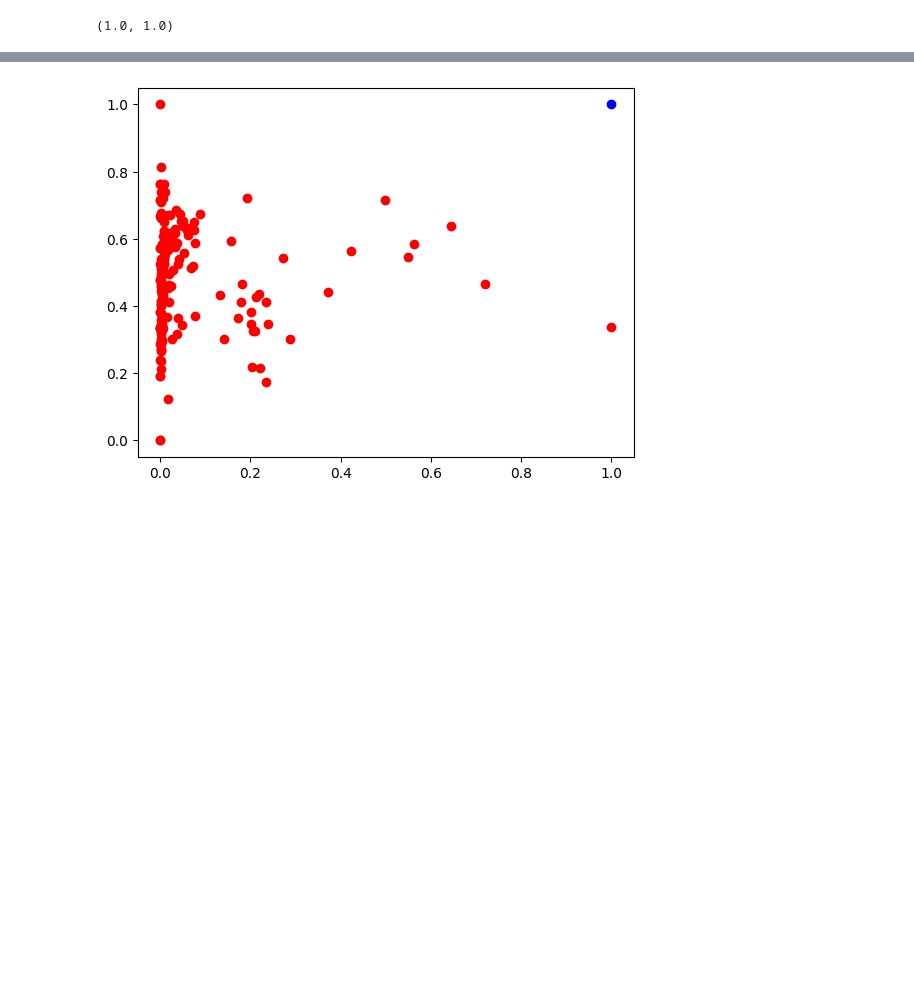
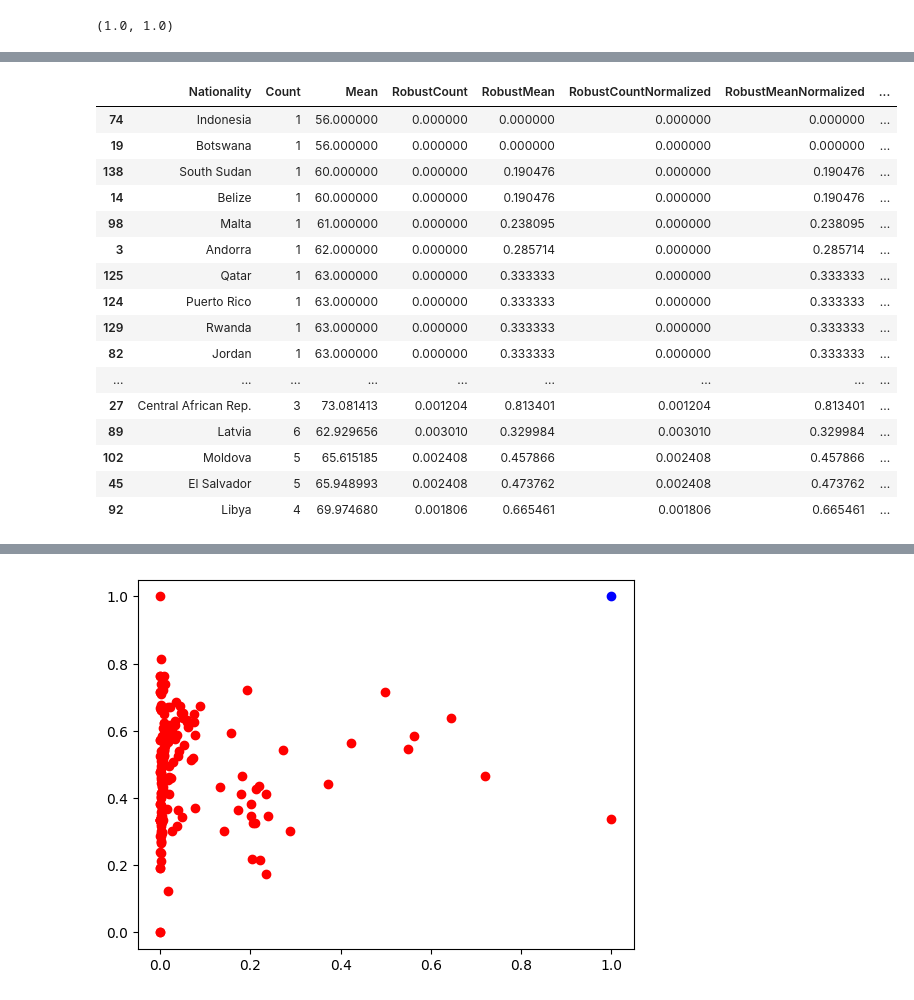
Before and after one commit to GAPPLabs/DataScienceProject, a Jupyter notebook: Proyecto.ipynb, the cells around one changed output, grey strips where cells are left out. Cells and saved outputs as stored; diff of their text form; code cells hidden in the pictures; blank space fills up the shorter version.

```diff
--- a/Proyecto.ipynb
+++ b/Proyecto.ipynb
@@ -67 +94,21 @@ normalizedDataset = normalizedDataset.assign(Distance=[math.sqrt((target[0]-row[
+# %%
+normalizedDataset.sort_values('GeometricMean',ascending=True).head(n=60)
+# %% [output]
+|  | Nationality | Count | Mean | RobustCount | RobustMean | RobustCountNormalized | RobustMeanNormalized | ... |
+| 74 | Indonesia | 1 | 56.000000 | 0.000000 | 0.000000 | 0.000000 | 0.000000 | ... |
+| 19 | Botswana | 1 | 56.000000 | 0.000000 | 0.000000 | 0.000000 | 0.000000 | ... |
+| 138 | South Sudan | 1 | 60.000000 | 0.000000 | 0.190476 | 0.000000 | 0.190476 | ... |
+| 14 | Belize | 1 | 60.000000 | 0.000000 | 0.190476 | 0.000000 | 0.190476 | ... |
+| 98 | Malta | 1 | 61.000000 | 0.000000 | 0.238095 | 0.000000 | 0.238095 | ... |
+| 3 | Andorra | 1 | 62.000000 | 0.000000 | 0.285714 | 0.000000 | 0.285714 | ... |
+| 125 | Qatar | 1 | 63.000000 | 0.000000 | 0.333333 | 0.000000 | 0.333333 | ... |
+| 124 | Puerto Rico | 1 | 63.000000 | 0.000000 | 0.333333 | 0.000000 | 0.333333 | ... |
+| 129 | Rwanda | 1 | 63.000000 | 0.000000 | 0.333333 | 0.000000 | 0.333333 | ... |
+| 82 | Jordan | 1 | 63.000000 | 0.000000 | 0.333333 | 0.000000 | 0.333333 | ... |
+| ... | ... | ... | ... | ... | ... | ... | ... | ... |
+| 27 | Central African Rep. | 3 | 73.081413 | 0.001204 | 0.813401 | 0.001204 | 0.813401 | ... |
+| 89 | Latvia | 6 | 62.929656 | 0.003010 | 0.329984 | 0.003010 | 0.329984 | ... |
+| 102 | Moldova | 5 | 65.615185 | 0.002408 | 0.457866 | 0.002408 | 0.457866 | ... |
+| 45 | El Salvador | 5 | 65.948993 | 0.002408 | 0.473762 | 0.002408 | 0.473762 | ... |
+| 92 | Libya | 4 | 69.974680 | 0.001806 | 0.665461 | 0.001806 | 0.665461 | ... |
 # %%
```
Also changed, not shown: parts of 24 cells of this notebook.
